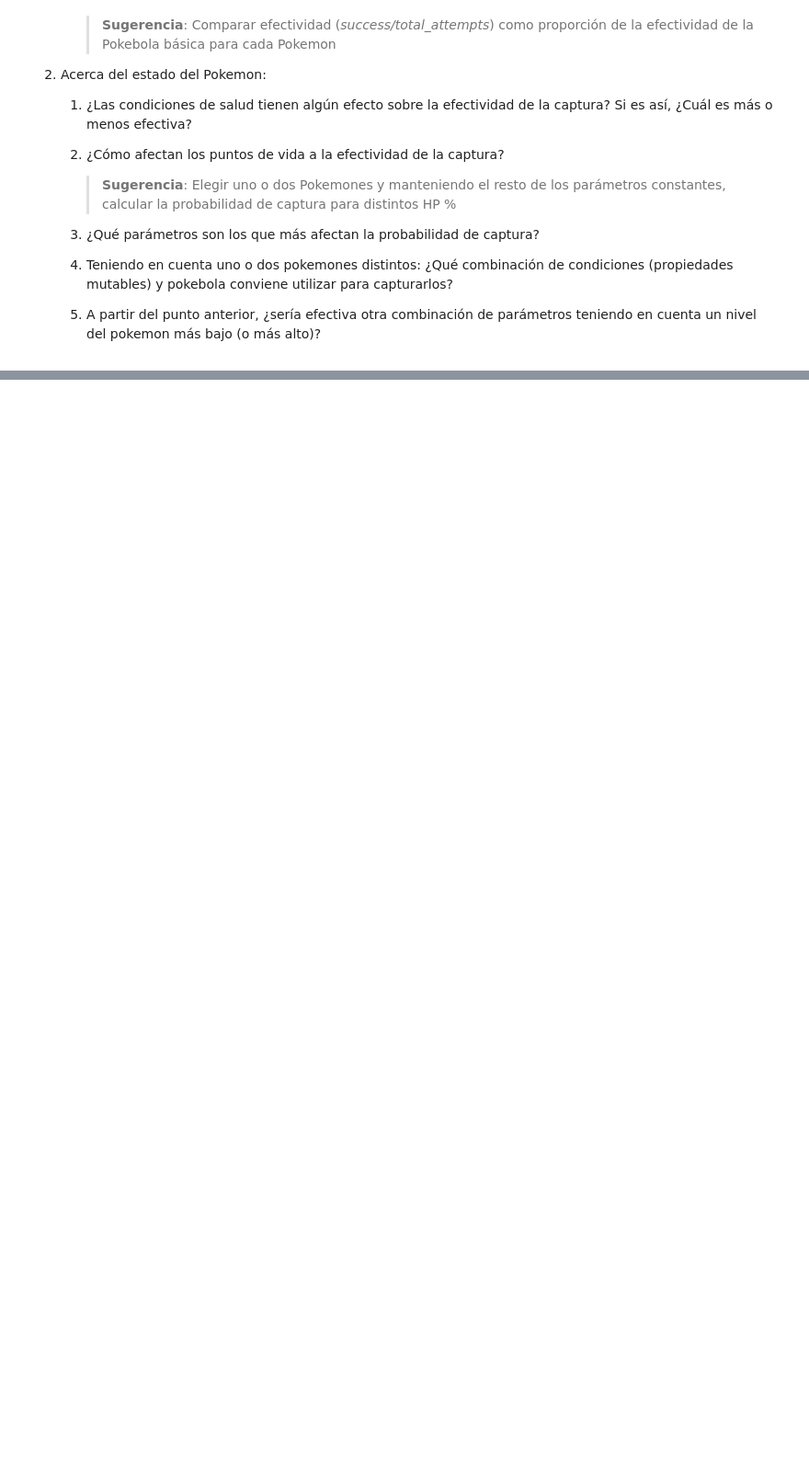
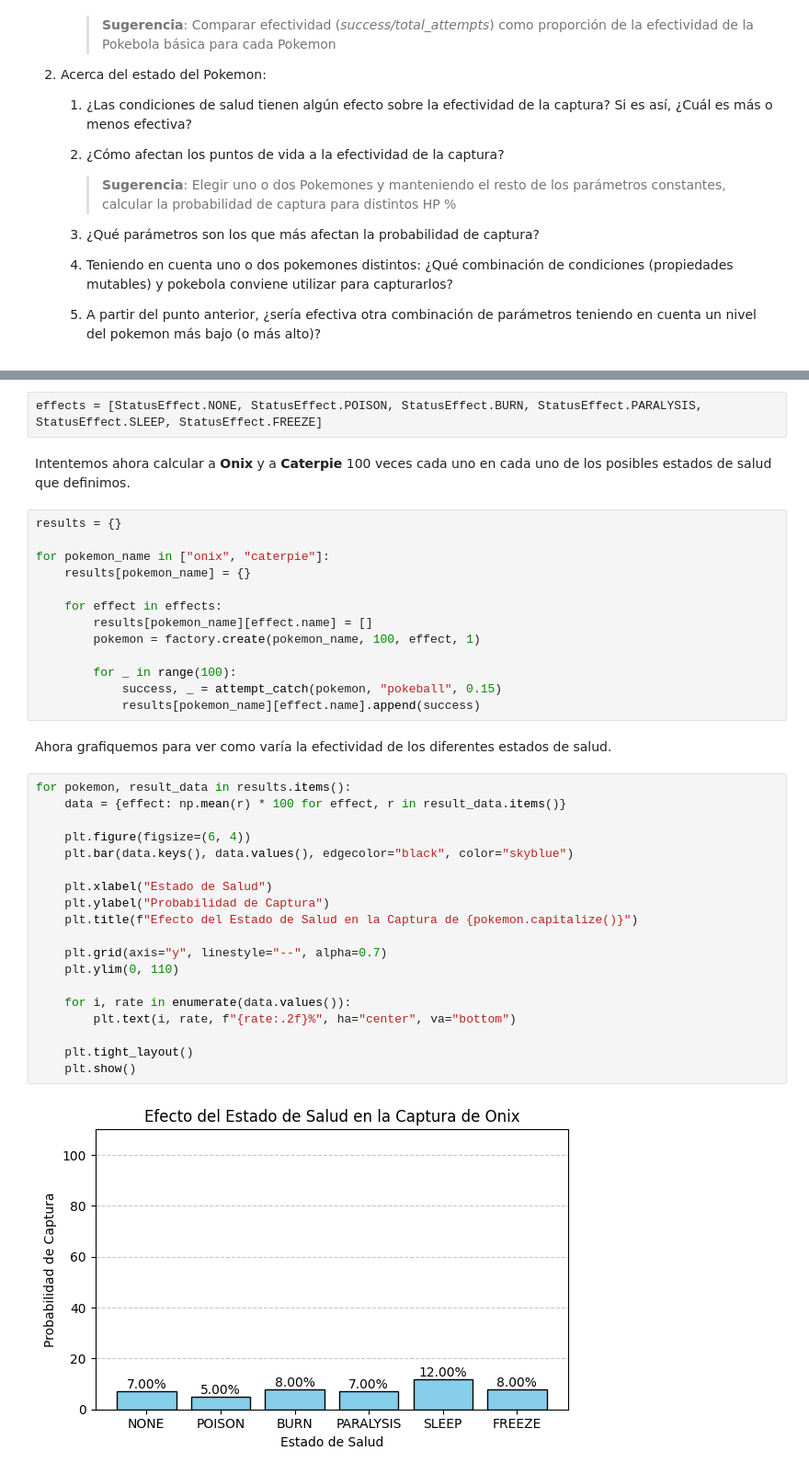
Before and after one commit to stonefeld/tpe_sia_2025_tp0, a Jupyter notebook: analisis.ipynb, the cells around one changed output, grey strips where cells are left out. Shown at 92% size. Cells and saved outputs as stored; diff of their text form; blank space fills up the shorter version.

```diff
--- a/analisis.ipynb
+++ b/analisis.ipynb
@@ -125,0 +102,40 @@ print(json.dumps(config, indent=2))
+# %%
+effects = [StatusEffect.NONE, StatusEffect.POISON, StatusEffect.BURN, StatusEffect.PARALYSIS, StatusEffect.SLEEP, StatusEffect.FREEZE]
+# %% [markdown]
+Intentemos ahora calcular a **Onix** y a **Caterpie** 100 veces cada uno en cada uno de los posibles estados de salud que definimos.
+# %%
+results = {}
+
+for pokemon_name in ["onix", "caterpie"]:
+    results[pokemon_name] = {}
+
+    for effect in effects:
+        results[pokemon_name][effect.name] = []
+        pokemon = factory.create(pokemon_name, 100, effect, 1)
+
+        for _ in range(100):
+            success, _ = attempt_catch(pokemon, "pokeball", 0.15)
+            results[pokemon_name][effect.name].append(success)
+# %% [markdown]
+Ahora grafiquemos para ver como varía la efectividad de los diferentes estados de salud.
+# %%
+for pokemon, result_data in results.items():
+    data = {effect: np.mean(r) * 100 for effect, r in result_data.items()}
+
+    plt.figure(figsize=(6, 4))
+    plt.bar(data.keys(), data.values(), edgecolor="black", color="skyblue")
+
+    plt.xlabel("Estado de Salud")
+    plt.ylabel("Probabilidad de Captura")
+    plt.title(f"Efecto del Estado de Salud en la Captura de {pokemon.capitalize()}")
+
+    plt.grid(axis="y", linestyle="--", alpha=0.7)
+    plt.ylim(0, 110)
+
+    for i, rate in enumerate(data.values()):
+        plt.text(i, rate, f"{rate:.2f}%", ha="center", va="bottom")
+
+    plt.tight_layout()
+    plt.show()
+# %% [output]
+[figure, added]
```
Also changed, not shown: parts of 52 cells of this notebook, 1 other file.
